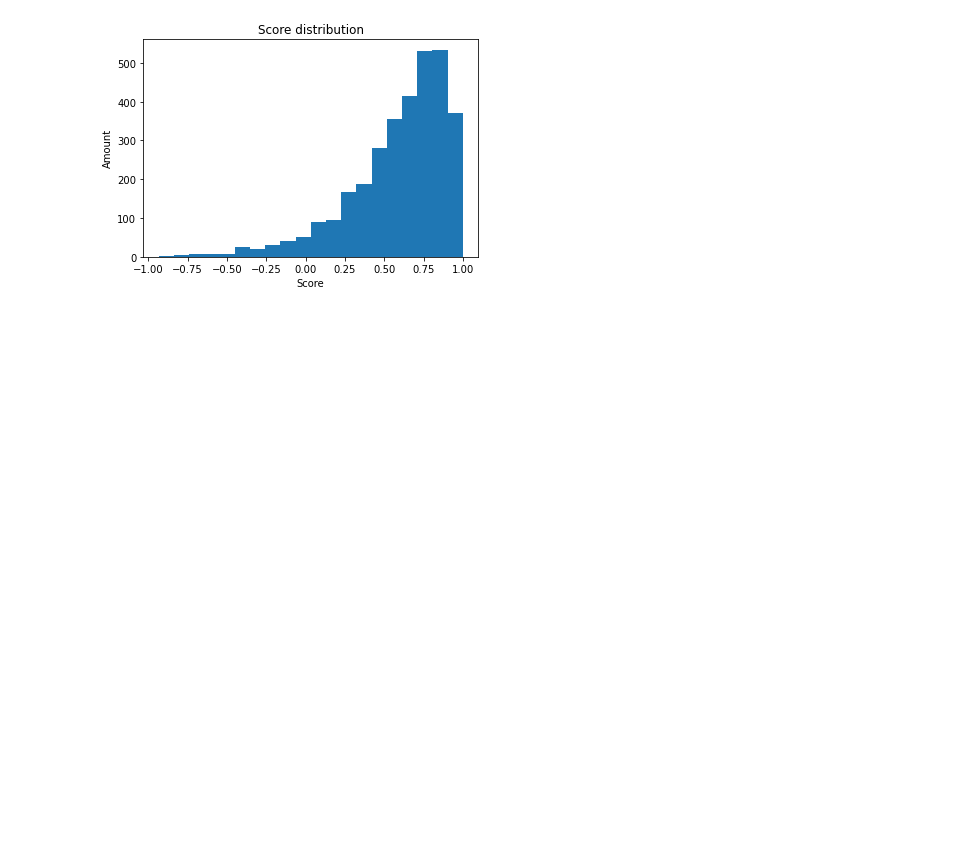
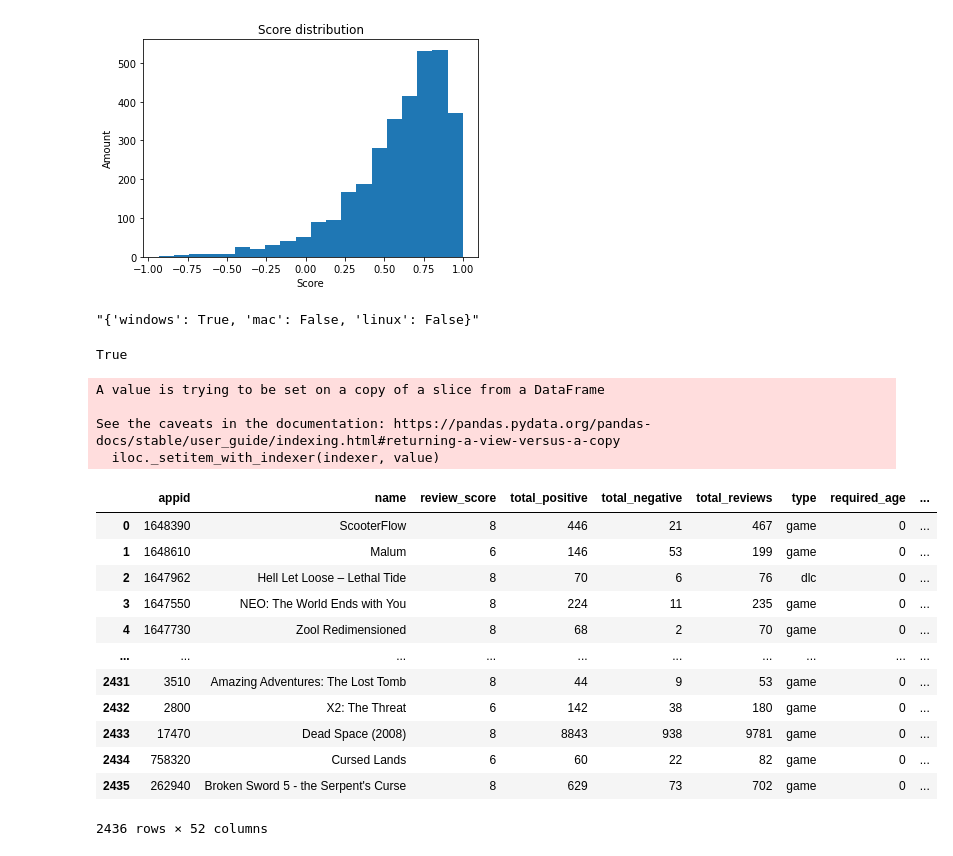
Before and after one commit to emilbreustedt/data-literacy-steam-project, a Jupyter notebook: cleaner.ipynb, the cells around one changed output. Drawn from its saved outputs; the diff is of its cells as text; code cells hidden in the pictures; blank space fills up the shorter version.

Commit message:
Add files via upload
Add platforms as one hot vectors. Experimentally treats categories the same way genres were treated, but likely needs to be pruned, just like genres might need to be pruned

```diff
--- a/cleaner.ipynb
+++ b/cleaner.ipynb
@@ -188,3 +206,52 @@ plt.title("Score distribution")
 # %% [output]
 Text(0.5, 1.0, 'Score distribution')
 [figure]
+# %%
+df["platforms"].loc[0]
+# %% [output]
+"{'windows': True, 'mac': False, 'linux': False}"
+# %%
+literal_eval(str(df["platforms"].loc[0]).replace("''",'None'))["windows"]
+# %% [output]
+True
+# %%
+def one_hot_encode_platforms(df):
+
+    platforms = ["windows","mac","linux"]
+    for platform in platforms:
+        df[platform] = 0
+
+    for index, row in df.iterrows():
+        try:
+            dict = literal_eval(str(row.platforms).replace("''",'None'))
+
+        # if not possible delete row
+        except:
+            df.drop(index, inplace=True)
+
+        #dict[]
+        for platform in platforms:
+            if dict[platform]:
+                df[platform].loc[index] = 1
+
+    return df
+# %%
+one_hot_encode_platforms(df)
+# %% [output]
+A value is trying to be set on a copy of a slice from a DataFrame
+
+See the caveats in the documentation: https://pandas.pydata.org/pandas-docs/stable/user_guide/indexing.html#returning-a-view-versus-a-copy
+  iloc._setitem_with_indexer(indexer, value)
+|  | appid | name | review_score | total_positive | total_negative | total_reviews | type | required_age | ... |
+| 0 | 1648390 | ScooterFlow | 8 | 446 | 21 | 467 | game | 0 | ... |
+| 1 | 1648610 | Malum | 6 | 146 | 53 | 199 | game | 0 | ... |
+| 2 | 1647962 | Hell Let Loose – Lethal Tide | 8 | 70 | 6 | 76 | dlc | 0 | ... |
+| 3 | 1647550 | NEO: The World Ends with You | 8 | 224 | 11 | 235 | game | 0 | ... |
+| 4 | 1647730 | Zool Redimensioned | 8 | 68 | 2 | 70 | game | 0 | ... |
+| ... | ... | ... | ... | ... | ... | ... | ... | ... | ... |
+| 2431 | 3510 | Amazing Adventures: The Lost Tomb | 8 | 44 | 9 | 53 | game | 0 | ... |
+| 2432 | 2800 | X2: The Threat | 6 | 142 | 38 | 180 | game | 0 | ... |
+| 2433 | 17470 | Dead Space (2008) | 8 | 8843 | 938 | 9781 | game | 0 | ... |
+| 2434 | 758320 | Cursed Lands | 6 | 60 | 22 | 82 | game | 0 | ... |
+| 2435 | 262940 | Broken Sword 5 - the Serpent's Curse | 8 | 629 | 73 | 702 | game | 0 | ... |
+2436 rows × 52 columns
```
Also changed, not shown: parts of 11 cells of this notebook.
